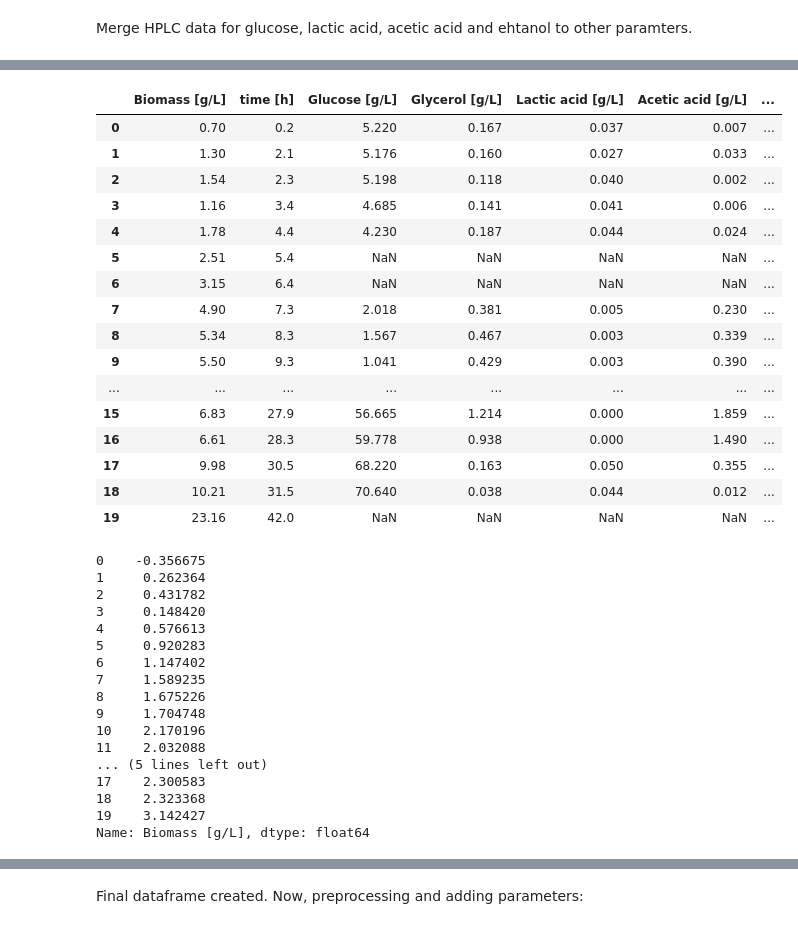
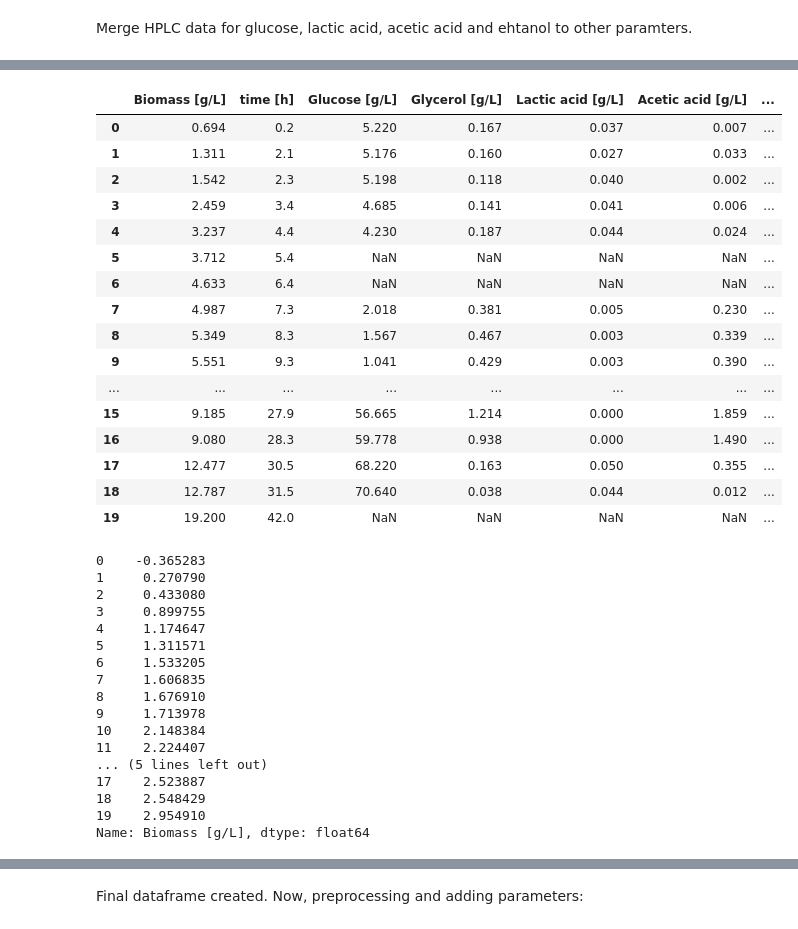
Before and after one commit to boripf/hybrid-model-corynebacterium, a Jupyter notebook: A_preprocessing.ipynb, the cells around one changed output, grey strips where cells are left out. Saved outputs shown, nothing was run; the diff lists cells and outputs as text; code cells hidden in the pictures.

```diff
--- a/A_preprocessing.ipynb
+++ b/A_preprocessing.ipynb
@@ -135,10 +135,10 @@ df_merged4.head(1)
 # %% [markdown]
 Merge biomass to the other parameters.
 # %%
-df_biomass=pd.read_csv('data/fermentation raw data/biomass_DW.csv', sep=';')
+df_biomass=pd.read_csv('data/fermentation raw data/biomass_mix.csv', sep=';')
 for col in df_biomass.columns:
     df_biomass[col]=df_biomass[col].str.replace(',', '.')
     df_biomass[col]=pd.to_numeric(df_biomass[col])
-df_biomass.rename(columns={'duration [h]': 'time [h]', 'biomass (g/L)': 'Biomass [g/L]'}, inplace=True)
+df_biomass.rename(columns={'hours': 'time [h]', 'biomass (g/L)': 'Biomass [g/L]'}, inplace=True)
 df_biomass.head(1)
 # %% [output]
@@ -173,56 +161,57 @@ df_hplc.head(23)
 # %%
 # add Yield Yxs calculated stepwise: consecutive between the two closest taken sample such as 1&2, 2&3, 3&4,... (?)
 df_Yxs = df_biomass.merge(df_hplc, on='time [h]', how='left')
 
 #this way i tried to calculated it always outgoing from the first sample data to the next one. 1 to 2, 1 to 3, 1 to 4...
-df_Yxs['mu [1/h]'] = ((np.log(df_Yxs['Biomass [g/L]'] - np.log(df_Yxs['Biomass [g/L]'].iloc[0]))) / df_Yxs['time [h]'] - df_Yxs['time [h]'].iloc[0])*(-1)
+df_Yxs['mu [1/h]'] = (np.log(df_Yxs['Biomass [g/L]']) - np.log(df_Yxs['Biomass [g/L]'].iloc[0]))*(-1) / (df_Yxs['time [h]'] - df_Yxs['time [h]'].iloc[0])
 # df_Yxs['mu [1/h]'] = np.log(df_Yxs['Biomass [g/L]'].diff()) / df_Yxs['time [h]'].diff()
 
-df_Yxs['Yxs [gx/gs]'] = df_Yxs['Biomass [g/L]'].diff() / df_Yxs['Glucose [g/L]'].diff()*(-1)
- # df_Yxs['Yxs [gx/gs]'] = (df_Yxs['Biomass [g/L]'] - df_Yxs['Biomass [g/L]'].iloc[0]) / (df_Yxs['Glucose [g/L]'] - df_Yxs['Glucose [g/L]'].iloc[0])
+df_Yxs['Yxs [gx/gs]'] = (df_Yxs['Biomass [g/L]'] - df_Yxs['Biomass [g/L]'].iloc[0]) / (df_Yxs['Glucose [g/L]'] - df_Yxs['Glucose [g/L]'].iloc[0])
+#df_Yxs['Yxs [gx/gs]'] = df_Yxs['Biomass [g/L]'].diff() / df_Yxs['Glucose [g/L]'].diff()*(-1)
+
 
 # Save the DataFrame to an Excel file
-#df_Yxs.to_excel('data/Yxs_table.xlsx', index=False)
+df_Yxs.to_excel('data/Yxs_table.xlsx', index=False)
 
 df_Yxs.head(20)
 # %% [output]
 |  | Biomass [g/L] | time [h] | Glucose [g/L] | Glycerol [g/L] | Lactic acid [g/L] | Acetic acid [g/L] | ... |
-| 0 | 0.70 | 0.2 | 5.220 | 0.167 | 0.037 | 0.007 | ... |
-| 1 | 1.30 | 2.1 | 5.176 | 0.160 | 0.027 | 0.033 | ... |
-| 2 | 1.54 | 2.3 | 5.198 | 0.118 | 0.040 | 0.002 | ... |
-| 3 | 1.16 | 3.4 | 4.685 | 0.141 | 0.041 | 0.006 | ... |
-| 4 | 1.78 | 4.4 | 4.230 | 0.187 | 0.044 | 0.024 | ... |
-| 5 | 2.51 | 5.4 | NaN | NaN | NaN | NaN | ... |
-| 6 | 3.15 | 6.4 | NaN | NaN | NaN | NaN | ... |
-| 7 | 4.90 | 7.3 | 2.018 | 0.381 | 0.005 | 0.230 | ... |
-| 8 | 5.34 | 8.3 | 1.567 | 0.467 | 0.003 | 0.339 | ... |
-| 9 | 5.50 | 9.3 | 1.041 | 0.429 | 0.003 | 0.390 | ... |
+| 0 | 0.694 | 0.2 | 5.220 | 0.167 | 0.037 | 0.007 | ... |
+| 1 | 1.311 | 2.1 | 5.176 | 0.160 | 0.027 | 0.033 | ... |
+| 2 | 1.542 | 2.3 | 5.198 | 0.118 | 0.040 | 0.002 | ... |
+| 3 | 2.459 | 3.4 | 4.685 | 0.141 | 0.041 | 0.006 | ... |
+| 4 | 3.237 | 4.4 | 4.230 | 0.187 | 0.044 | 0.024 | ... |
+| 5 | 3.712 | 5.4 | NaN | NaN | NaN | NaN | ... |
+| 6 | 4.633 | 6.4 | NaN | NaN | NaN | NaN | ... |
+| 7 | 4.987 | 7.3 | 2.018 | 0.381 | 0.005 | 0.230 | ... |
+| 8 | 5.349 | 8.3 | 1.567 | 0.467 | 0.003 | 0.339 | ... |
+| 9 | 5.551 | 9.3 | 1.041 | 0.429 | 0.003 | 0.390 | ... |
 | ... | ... | ... | ... | ... | ... | ... | ... |
-| 15 | 6.83 | 27.9 | 56.665 | 1.214 | 0.000 | 1.859 | ... |
-| 16 | 6.61 | 28.3 | 59.778 | 0.938 | 0.000 | 1.490 | ... |
-| 17 | 9.98 | 30.5 | 68.220 | 0.163 | 0.050 | 0.355 | ... |
-| 18 | 10.21 | 31.5 | 70.640 | 0.038 | 0.044 | 0.012 | ... |
-| 19 | 23.16 | 42.0 | NaN | NaN | NaN | NaN | ... |
+| 15 | 9.185 | 27.9 | 56.665 | 1.214 | 0.000 | 1.859 | ... |
+| 16 | 9.080 | 28.3 | 59.778 | 0.938 | 0.000 | 1.490 | ... |
+| 17 | 12.477 | 30.5 | 68.220 | 0.163 | 0.050 | 0.355 | ... |
+| 18 | 12.787 | 31.5 | 70.640 | 0.038 | 0.044 | 0.012 | ... |
+| 19 | 19.200 | 42.0 | NaN | NaN | NaN | NaN | ... |
 # %%
 log_values = np.log(df_Yxs['Biomass [g/L]'])
 print(log_values)
 # %% [output]
-0    -0.356675
-1     0.262364
-2     0.431782
-3     0.148420
-4     0.576613
-5     0.920283
-6     1.147402
-7     1.589235
-8     1.675226
-9     1.704748
-10    2.170196
-11    2.032088
+0    -0.365283
+1     0.270790
+2     0.433080
+3     0.899755
+4     1.174647
+5     1.311571
+6     1.533205
+7     1.606835
+8     1.676910
+9     1.713978
+10    2.148384
+11    2.224407
 ... (5 lines left out)
-17    2.300583
-18    2.323368
-19    3.142427
+17    2.523887
+18    2.548429
+19    2.954910
 Name: Biomass [g/L], dtype: float64
 # %%
 df = df_merged4.merge(df_Yxs, on='time [h]', how='left')
```
Also changed, not shown: parts of 8 cells of this notebook, 7 other files.
